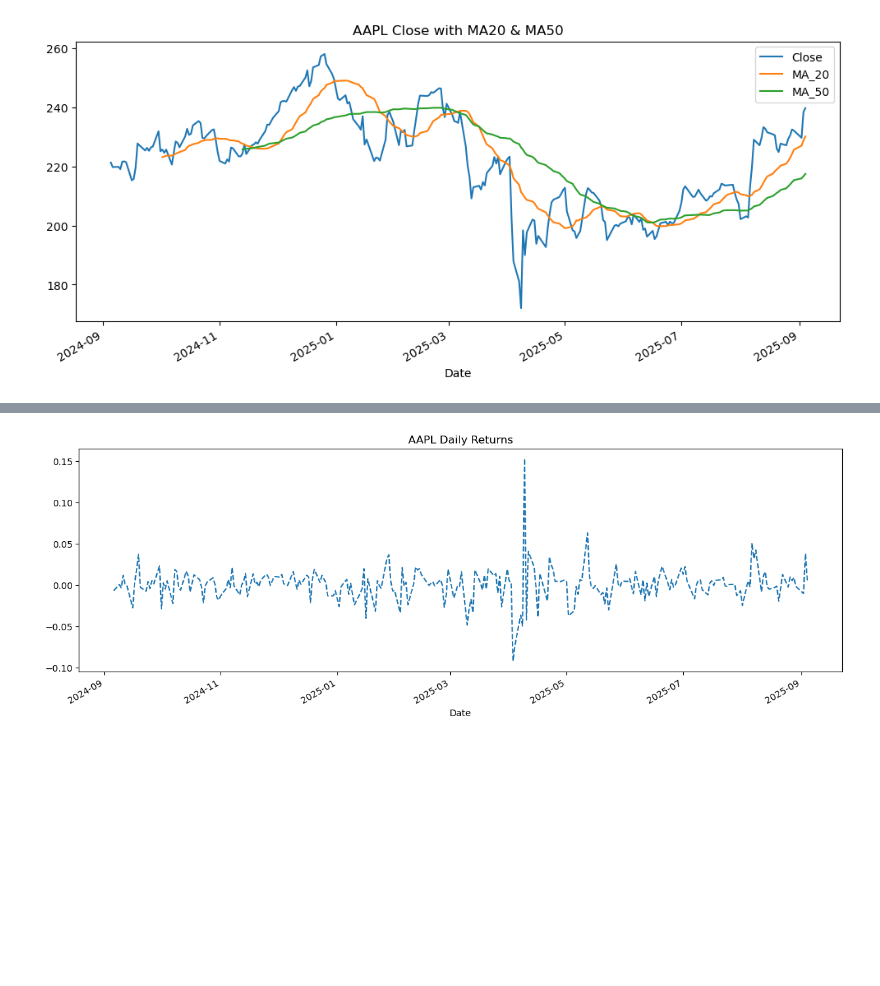
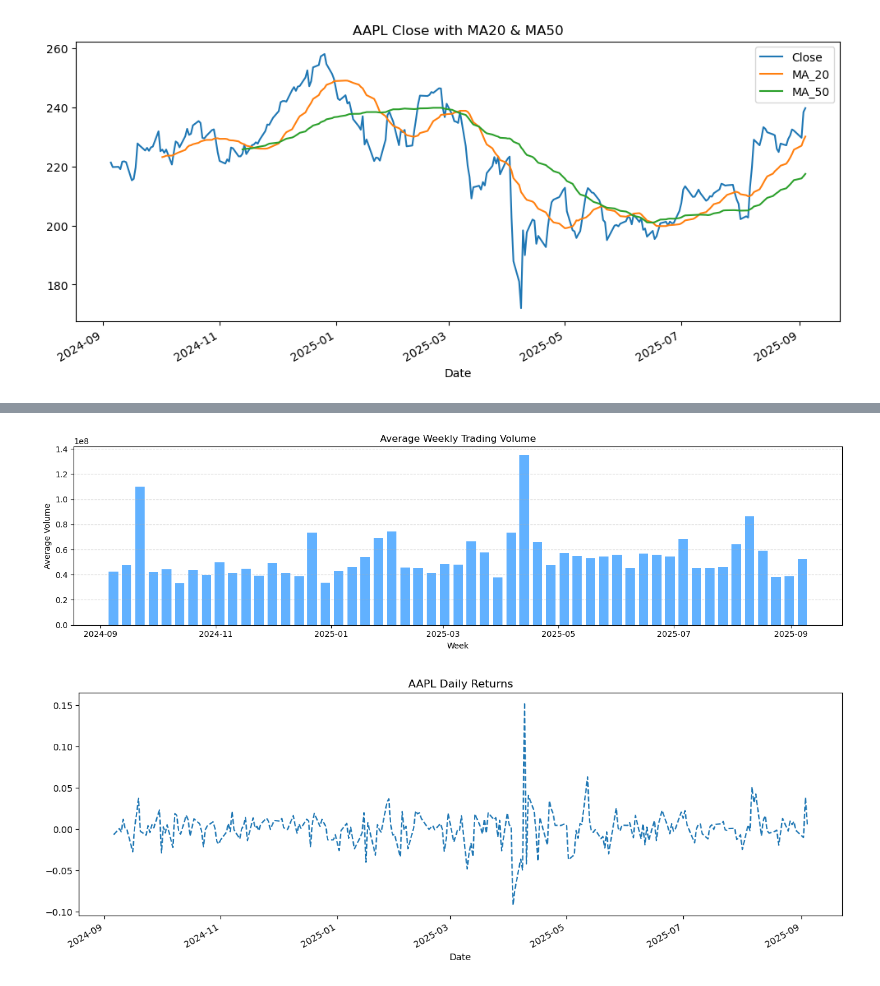
Before and after one commit to JayBro45/stock-forecast-app, a Jupyter notebook: notebooks/01_eda.ipynb, the cells around one changed output, grey strips where cells are left out. Drawn from its saved outputs; the diff is of its cells as text; code cells hidden in the pictures; blank space fills up the shorter version.

```diff
--- a/notebooks/01_eda.ipynb
+++ b/notebooks/01_eda.ipynb
@@ -117,3 +122,18 @@ plt.show()
+# %%
+# Plot average weekly trading volume as a bar chart for better clarity
+
+df_weekly = df['Volume'].resample('W').mean()  # Resample to weekly average
+
+plt.figure(figsize=(14, 4))
+plt.bar(df_weekly.index, df_weekly.values, width=5, color='dodgerblue', alpha=0.7)
+plt.title('Average Weekly Trading Volume')
+plt.ylabel('Average Volume')
+plt.xlabel('Week')
+plt.grid(axis='y', linestyle='--', alpha=0.5)
+plt.tight_layout()
+plt.show()
+# %% [output]
+[figure, added]
 # %%
 df['Daily_Return'].plot(figsize=(15,5), title="Daily Returns", linestyle='--')
 plt.show()
```
Also changed, not shown: parts of 1 cell of this notebook.
